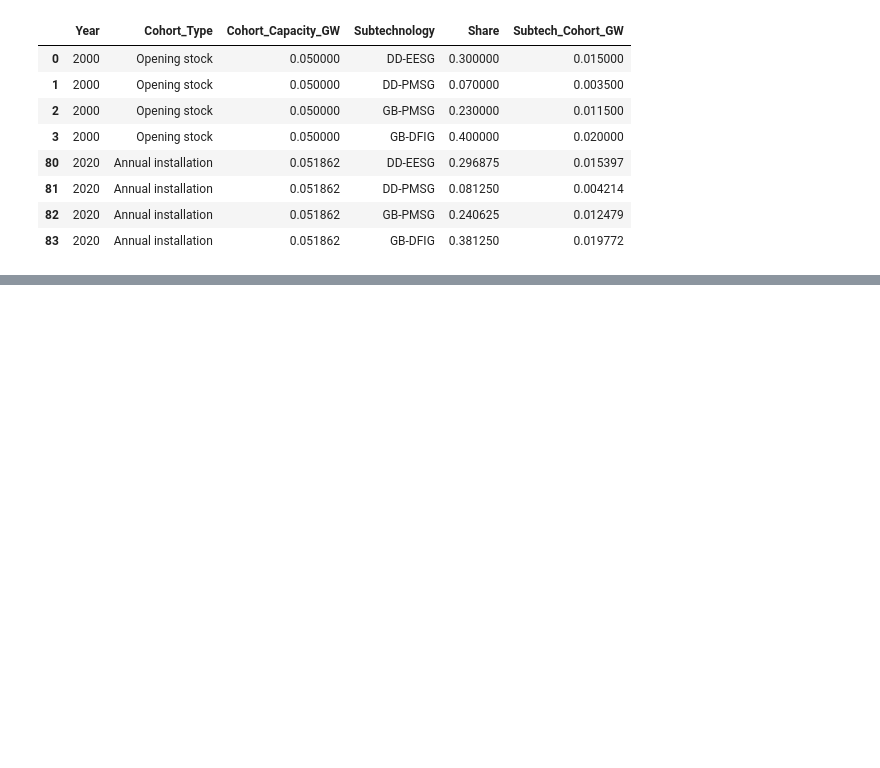
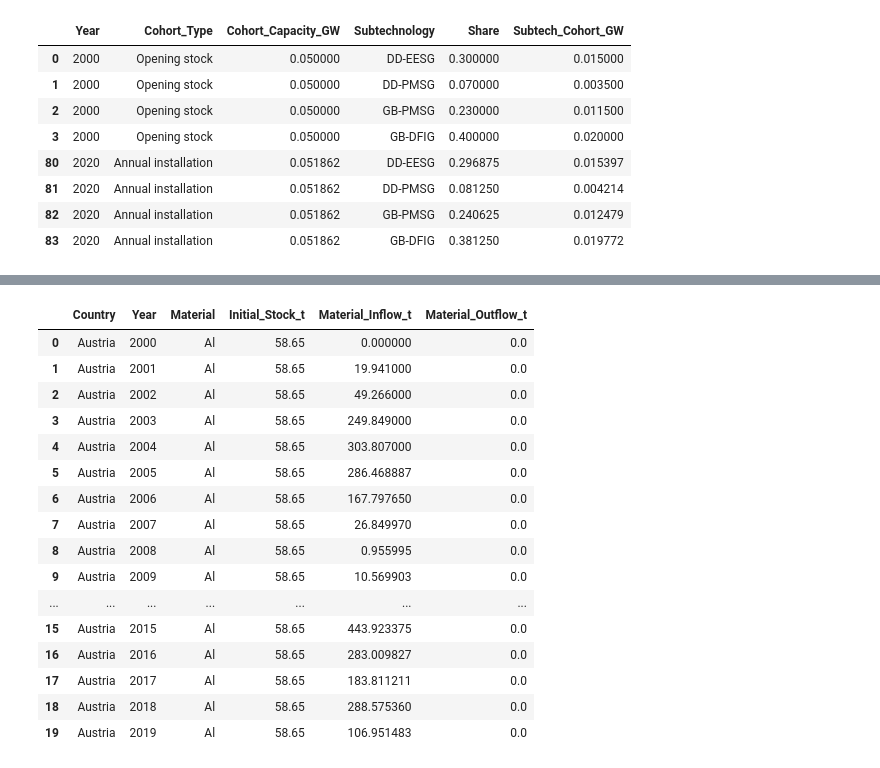
Before and after one commit to Trickwillfrit/MFA, a Jupyter notebook: notebooks/ENV501_Austria_Croatia_MFA.ipynb, the cells around one changed output, grey strips where cells are left out. Cells and saved outputs as stored; diff of their text form; code cells hidden in the pictures; blank space fills up the shorter version.

```diff
--- a/notebooks/ENV501_Austria_Croatia_MFA.ipynb
+++ b/notebooks/ENV501_Austria_Croatia_MFA.ipynb
@@ -4911,0 +5441,18 @@ display(
+# %%
+wind_initial_material_stock = (
+    wind_material_cohorts[
+        wind_material_cohorts["Flow_Type"] == "Initial stock"
+    ]
+    .groupby(
+        [
+            "Country",
+            "Material"
+        ],
+        as_index=False
+    )
+    .agg(
+        Initial_Stock_t=("Material_Cohort_t", "sum")
+    )
+)
+
+display(wind_initial_material_stock.head(20))
@@ -4911,0 +5513,56 @@ display(
+# %%
+wind_material_balance = (
+    wind_material_balance
+    .merge(
+        wind_initial_material_stock,
+        on=["Country", "Material"],
+        how="left"
+    )
+    .merge(
+        wind_material_inflows,
+        on=["Country", "Year", "Material"],
+        how="left"
+    )
+    .merge(
+        wind_material_outflows,
+        on=["Country", "Year", "Material"],
+        how="left"
+    )
+)
+
+wind_material_balance[
+    [
+        "Initial_Stock_t",
+        "Material_Inflow_t",
+        "Material_Outflow_t"
+    ]
+] = (
+    wind_material_balance[
+        [
+            "Initial_Stock_t",
+            "Material_Inflow_t",
+            "Material_Outflow_t"
+        ]
+    ]
+    .fillna(0)
+)
+
+display(wind_material_balance.head(20))
+# %% [output]
+|  | Country | Year | Material | Initial_Stock_t | Material_Inflow_t | Material_Outflow_t |
+| 0 | Austria | 2000 | Al | 58.65 | 0.000000 | 0.0 |
+| 1 | Austria | 2001 | Al | 58.65 | 19.941000 | 0.0 |
+| 2 | Austria | 2002 | Al | 58.65 | 49.266000 | 0.0 |
+| 3 | Austria | 2003 | Al | 58.65 | 249.849000 | 0.0 |
+| 4 | Austria | 2004 | Al | 58.65 | 303.807000 | 0.0 |
+| 5 | Austria | 2005 | Al | 58.65 | 286.468887 | 0.0 |
+| 6 | Austria | 2006 | Al | 58.65 | 167.797650 | 0.0 |
+| 7 | Austria | 2007 | Al | 58.65 | 26.849970 | 0.0 |
+| 8 | Austria | 2008 | Al | 58.65 | 0.955995 | 0.0 |
+| 9 | Austria | 2009 | Al | 58.65 | 10.569903 | 0.0 |
+| ... | ... | ... | ... | ... | ... | ... |
+| 15 | Austria | 2015 | Al | 58.65 | 443.923375 | 0.0 |
+| 16 | Austria | 2016 | Al | 58.65 | 283.009827 | 0.0 |
+| 17 | Austria | 2017 | Al | 58.65 | 183.811211 | 0.0 |
+| 18 | Austria | 2018 | Al | 58.65 | 288.575360 | 0.0 |
+| 19 | Austria | 2019 | Al | 58.65 | 106.951483 | 0.0 |
```
Also changed, not shown: parts of 21 cells of this notebook.
